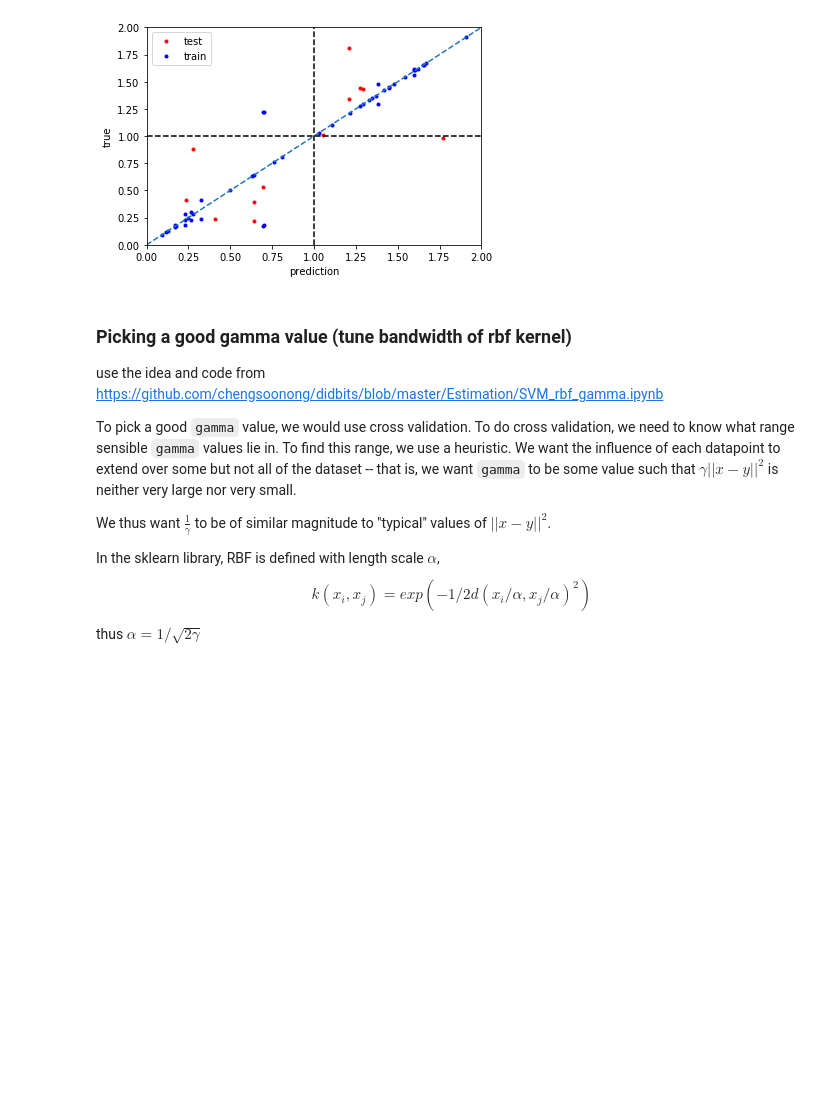
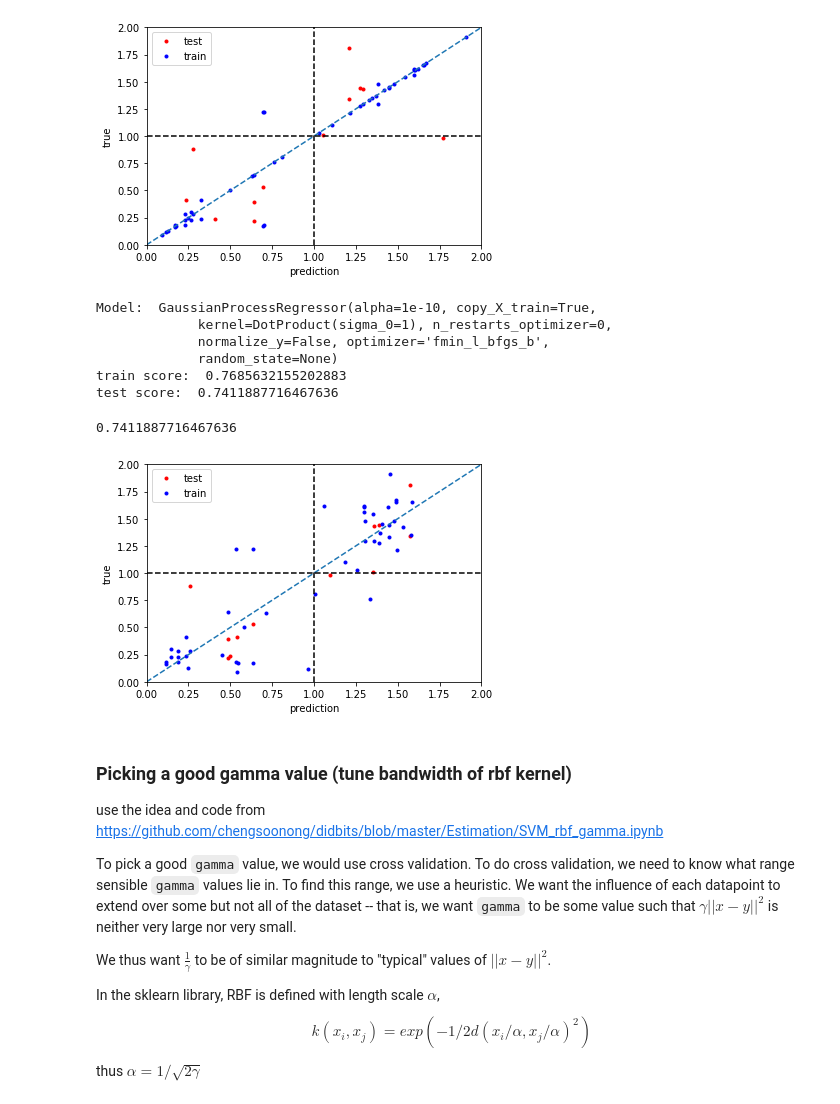
Before and after one commit to chengsoonong/eheye, a Jupyter notebook: SynBio/Regression on SynBio.ipynb, the cells around one changed output. Cells and saved outputs as stored; diff of their text form; code cells hidden in the pictures; blank space fills up the shorter version.

```diff
--- a/SynBio/Regression on SynBio.ipynb
+++ b/SynBio/Regression on SynBio.ipynb
@@ -126,6 +141,17 @@ train score:  0.9335498788584558
 test score:  0.44968446093294157
 0.44968446093294157
 [figure]
+# %%
+regression(GaussianProcessRegressor(kernel= DotProduct()), X, y)
+# %% [output]
+Model:  GaussianProcessRegressor(alpha=1e-10, copy_X_train=True,
+             kernel=DotProduct(sigma_0=1), n_restarts_optimizer=0,
+             normalize_y=False, optimizer='fmin_l_bfgs_b',
+             random_state=None)
+train score:  0.7685632155202883
+test score:  0.7411887716467636
+0.7411887716467636
+[figure, added]
 # %% [markdown]
 ### Picking a good gamma value (tune bandwidth of rbf kernel)
 
```
Also changed, not shown: parts of 2 cells of this notebook, 1 other file.
